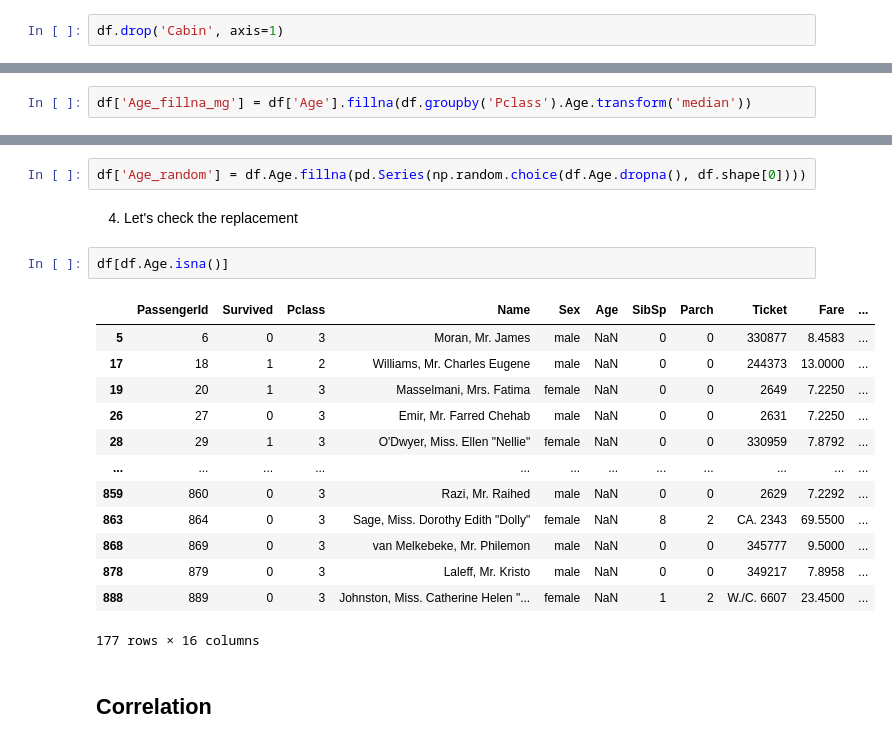
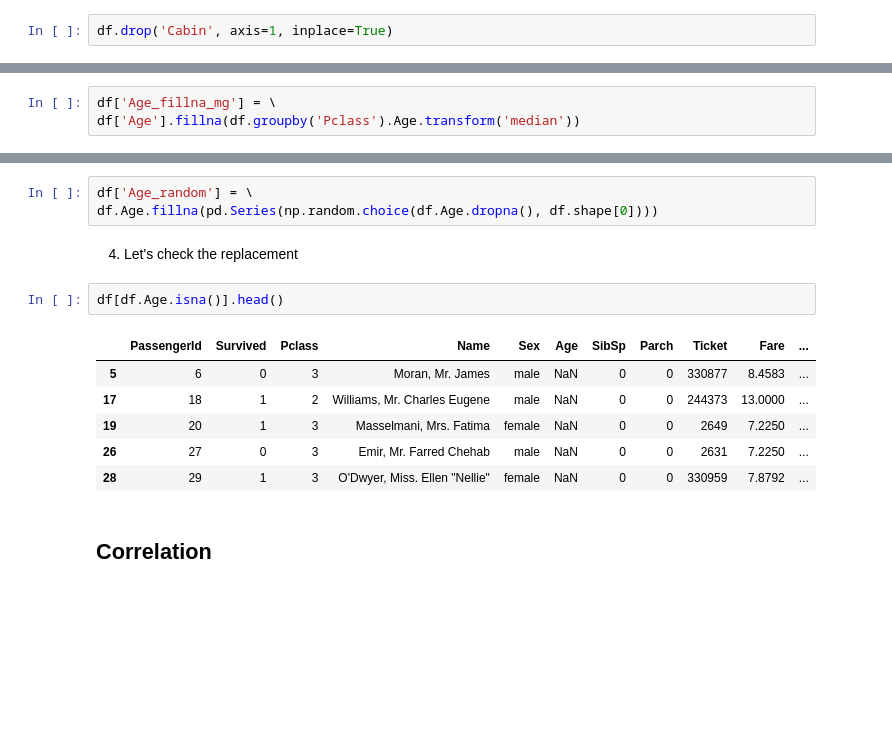
Before and after one commit to AnastasiyaMax/IR_UoL_Data_Analysis, a Jupyter notebook: week_6_nan_corr/s6_nan_corr.ipynb, the cells around one changed output, grey strips where cells are left out. Drawn from its saved outputs; the diff is of its cells as text; blank space fills up the shorter version.

````diff
--- a/week_6_nan_corr/s6_nan_corr.ipynb
+++ b/week_6_nan_corr/s6_nan_corr.ipynb
@@ -192,4 +190,4 @@ dataframe.drop('column name', axis=1) #just show the dataset without this column
 dataframe.drop('column name', axis=1, inplace=True) #will actually remove the column from the original dataframe
 ```
 # %%
-df.drop('Cabin', axis=1)
+df.drop('Cabin', axis=1, inplace=True)
@@ -415,7 +377,8 @@ Name: Age, Length: 891, dtype: float64
 # %% [markdown]
 4. Replace age with median age within one class (Pclass) only for missing values using the `.fillna()`
 # %%
-df['Age_fillna_mg'] = df['Age'].fillna(df.groupby('Pclass').Age.transform('median'))
+df['Age_fillna_mg'] = \
+df['Age'].fillna(df.groupby('Pclass').Age.transform('median'))
 # %% [markdown]
 5. Let's check the replacement
 # %%
@@ -488,25 +422,19 @@ Length: 891, dtype: float64
 # %% [markdown]
 3. Replace NaNs with a random element from this Series object
 # %%
-df['Age_random'] = df.Age.fillna(pd.Series(np.random.choice(df.Age.dropna(), df.shape[0])))
+df['Age_random'] = \
+df.Age.fillna(pd.Series(np.random.choice(df.Age.dropna(), df.shape[0])))
 # %% [markdown]
 4. Let's check the replacement
 # %%
-df[df.Age.isna()]
+df[df.Age.isna()].head()
 # %% [output]
 |  | PassengerId | Survived | Pclass | Name | Sex | Age | SibSp | Parch | Ticket | Fare | ... |
 | 5 | 6 | 0 | 3 | Moran, Mr. James | male | NaN | 0 | 0 | 330877 | 8.4583 | ... |
 | 17 | 18 | 1 | 2 | Williams, Mr. Charles Eugene | male | NaN | 0 | 0 | 244373 | 13.0000 | ... |
 | 19 | 20 | 1 | 3 | Masselmani, Mrs. Fatima | female | NaN | 0 | 0 | 2649 | 7.2250 | ... |
 | 26 | 27 | 0 | 3 | Emir, Mr. Farred Chehab | male | NaN | 0 | 0 | 2631 | 7.2250 | ... |
 | 28 | 29 | 1 | 3 | O'Dwyer, Miss. Ellen "Nellie" | female | NaN | 0 | 0 | 330959 | 7.8792 | ... |
-| ... | ... | ... | ... | ... | ... | ... | ... | ... | ... | ... | ... |
-| 859 | 860 | 0 | 3 | Razi, Mr. Raihed | male | NaN | 0 | 0 | 2629 | 7.2292 | ... |
-| 863 | 864 | 0 | 3 | Sage, Miss. Dorothy Edith "Dolly" | female | NaN | 8 | 2 | CA. 2343 | 69.5500 | ... |
-| 868 | 869 | 0 | 3 | van Melkebeke, Mr. Philemon | male | NaN | 0 | 0 | 345777 | 9.5000 | ... |
-| 878 | 879 | 0 | 3 | Laleff, Mr. Kristo | male | NaN | 0 | 0 | 349217 | 7.8958 | ... |
-| 888 | 889 | 0 | 3 | Johnston, Miss. Catherine Helen "... | female | NaN | 1 | 2 | W./C. 6607 | 23.4500 | ... |
-177 rows × 16 columns
 # %% [markdown]
 ## Correlation
 # %% [markdown]
````
Also changed, not shown: parts of 46 cells of this notebook.
